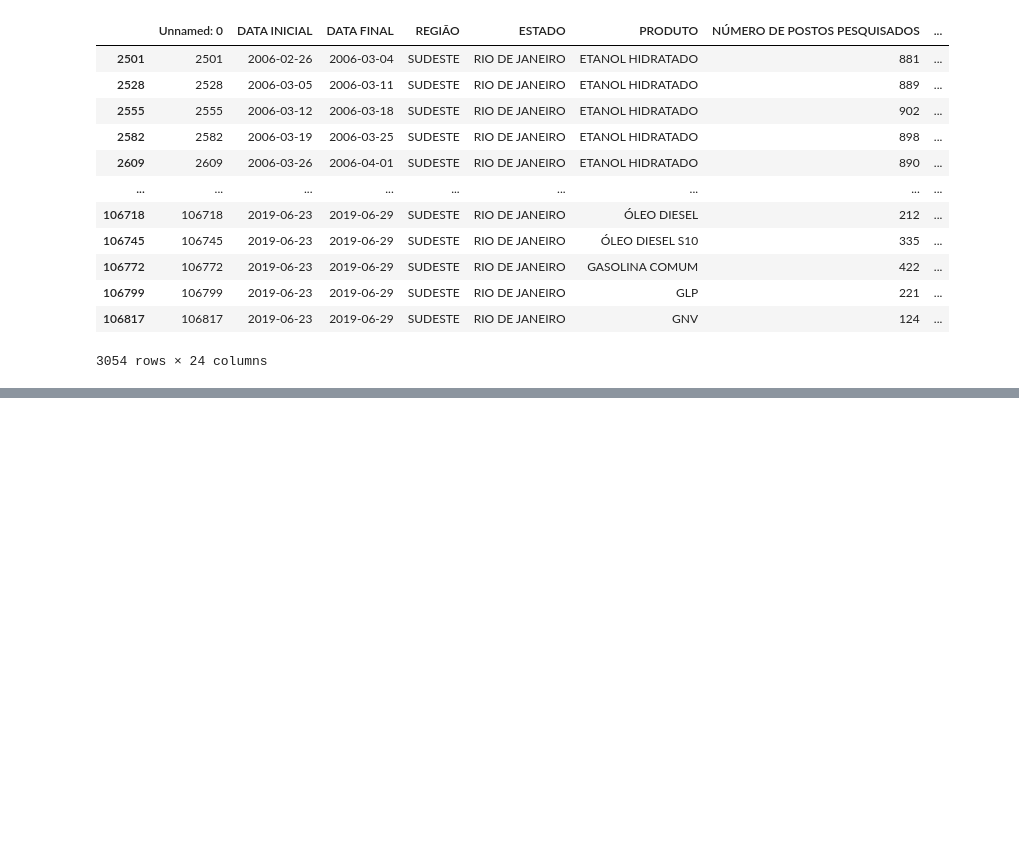
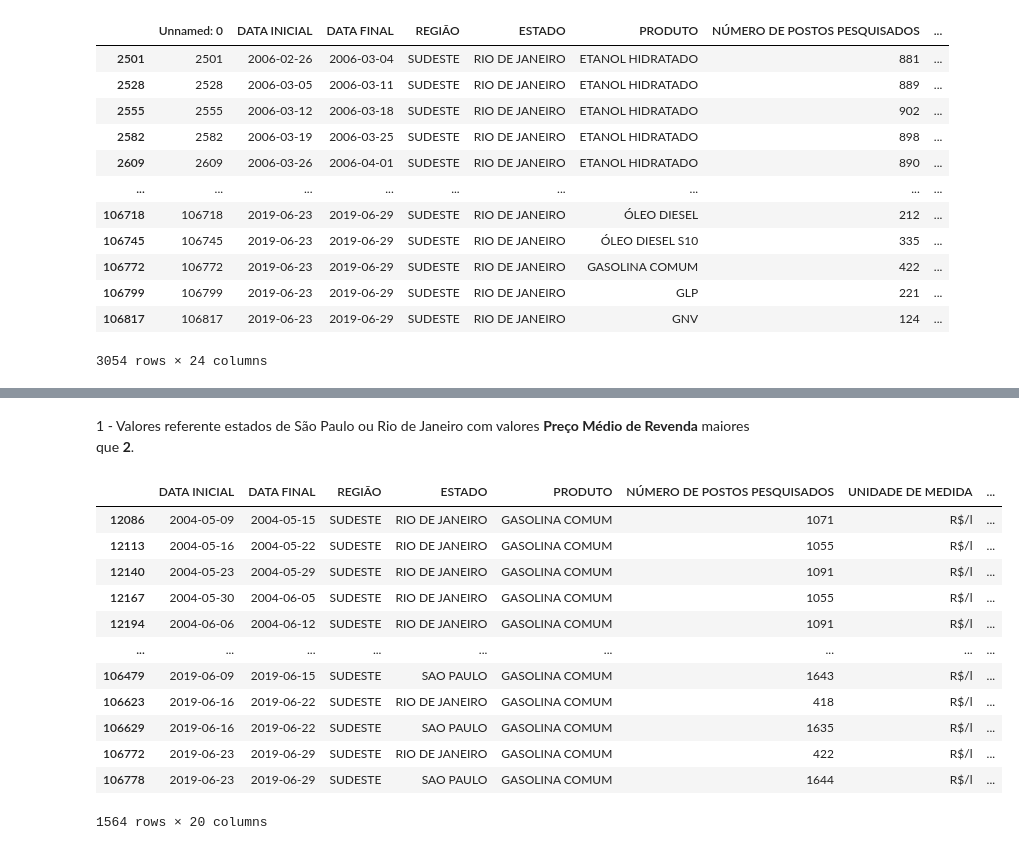
Before and after one commit to LaersonJunior/estudopandas, a Jupyter notebook: Estudo.ipynb, the cells around one changed output, grey strips where cells are left out. Saved outputs shown, nothing was run; the diff lists cells and outputs as text; code cells hidden in the pictures; blank space fills up the shorter version.

Commit message:
Create: tables with especific filters.

```diff
--- a/Estudo.ipynb
+++ b/Estudo.ipynb
@@ -699,0 +767,2 @@ postos_rj_precos_maior_que_2
+# %%
+data_df = pd.read_csv('./dataset/GasPricesinBrazil_2004-2019_Tratado.csv')
@@ -699,0 +778,26 @@ postos_rj_precos_maior_que_2
+# %%
+filtro1 =(data_df['ESTADO']=='SAO PAULO') | (data['ESTADO']=='RIO DE JANEIRO')
+
+filtro2 = (data_df['PRODUTO']=='GASOLINA COMUM')
+
+filtro3 = (data_df['PREÇO MÉDIO REVENDA']>2.0)
+
+filtro_final = filtro1 & filtro2 & filtro3
+# %% [markdown]
+1 - Valores referente estados de  São Paulo ou Rio de Janeiro com valores **Preço Médio de Revenda** maiores que **2**.</br>
+# %%
+data[filtro_final]
+# %% [output]
+|  | DATA INICIAL | DATA FINAL | REGIÃO | ESTADO | PRODUTO | NÚMERO DE POSTOS PESQUISADOS | UNIDADE DE MEDIDA | ... |
+| 12086 | 2004-05-09 | 2004-05-15 | SUDESTE | RIO DE JANEIRO | GASOLINA COMUM | 1071 | R$/l | ... |
+| 12113 | 2004-05-16 | 2004-05-22 | SUDESTE | RIO DE JANEIRO | GASOLINA COMUM | 1055 | R$/l | ... |
+| 12140 | 2004-05-23 | 2004-05-29 | SUDESTE | RIO DE JANEIRO | GASOLINA COMUM | 1091 | R$/l | ... |
+| 12167 | 2004-05-30 | 2004-06-05 | SUDESTE | RIO DE JANEIRO | GASOLINA COMUM | 1055 | R$/l | ... |
+| 12194 | 2004-06-06 | 2004-06-12 | SUDESTE | RIO DE JANEIRO | GASOLINA COMUM | 1091 | R$/l | ... |
+| ... | ... | ... | ... | ... | ... | ... | ... | ... |
+| 106479 | 2019-06-09 | 2019-06-15 | SUDESTE | SAO PAULO | GASOLINA COMUM | 1643 | R$/l | ... |
+| 106623 | 2019-06-16 | 2019-06-22 | SUDESTE | RIO DE JANEIRO | GASOLINA COMUM | 418 | R$/l | ... |
+| 106629 | 2019-06-16 | 2019-06-22 | SUDESTE | SAO PAULO | GASOLINA COMUM | 1635 | R$/l | ... |
+| 106772 | 2019-06-23 | 2019-06-29 | SUDESTE | RIO DE JANEIRO | GASOLINA COMUM | 422 | R$/l | ... |
+| 106778 | 2019-06-23 | 2019-06-29 | SUDESTE | SAO PAULO | GASOLINA COMUM | 1644 | R$/l | ... |
+1564 rows × 20 columns
```
Also changed, not shown: parts of 13 cells of this notebook, 1 other file.
